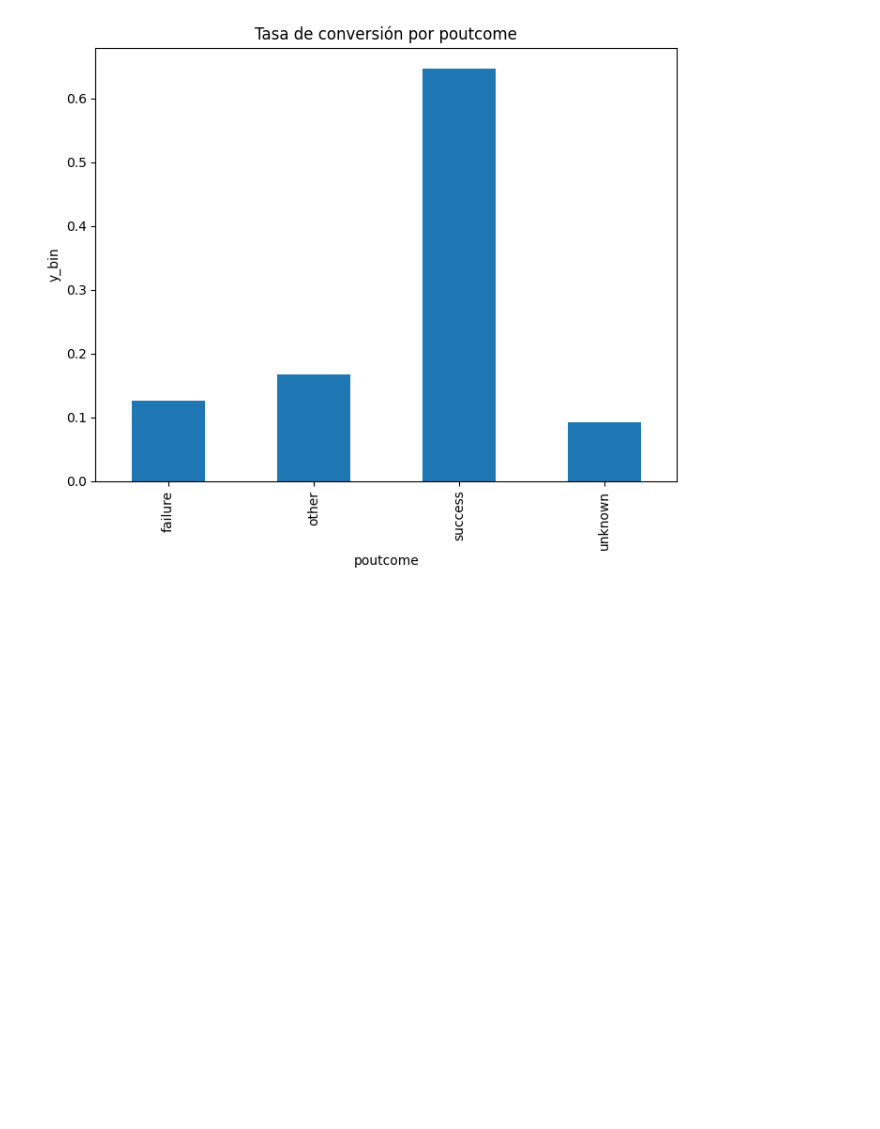
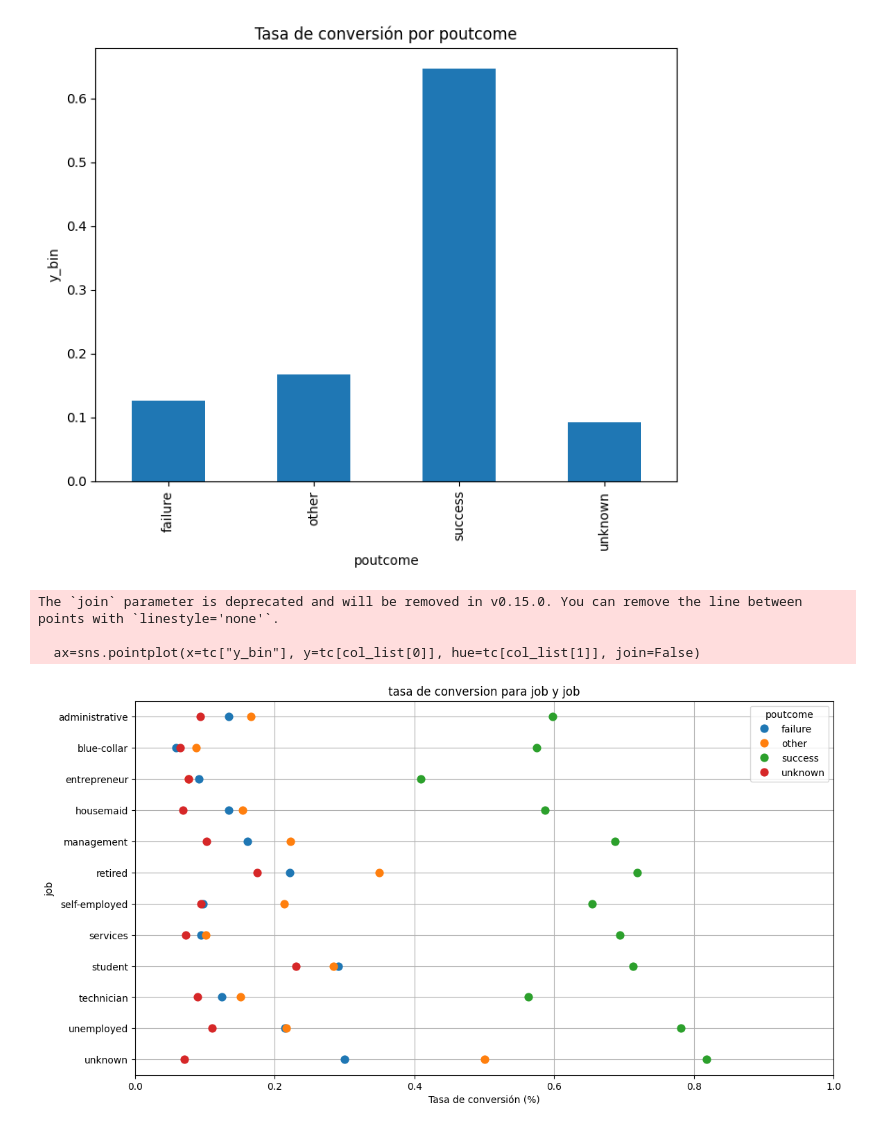
Before and after one commit to EDINSONFINTECH/explodata2, a Jupyter notebook: explodata.ipynb, the cells around one changed output. Cells and saved outputs as stored; diff of their text form; code cells hidden in the pictures; blank space fills up the shorter version.

```diff
--- a/explodata.ipynb
+++ b/explodata.ipynb
@@ -309,3 +309,25 @@ graf_tasa_conver("housing", "y_bin" , type ="bar")
 graf_tasa_conver("poutcome", "y_bin" , type ="bar")
 # %% [output]
 [figure]
+# %%
+#REALIAZAREMOS ANALISIS BIVARIADO
+# Vamos a definir la funcion que nos permita analisar dos variable simultaneas.
+# Tasa de CONVERSION para dos Columnas de Dataframe en Analisis.
+def graficar_tc_bivariada (col_list, orden=None):
+    tc = datos_banco.groupby(col_list)["y_bin"].mean().to_frame().reset_index()
+    # Graficas
+    plt.figure(figsize=(13,7))
+    ax=sns.pointplot(x=tc["y_bin"], y=tc[col_list[0]], hue=tc[col_list[1]], join=False)
+    ax.yaxis.grid(True)
+    ax.xaxis.grid(True)
+    plt.title(f"tasa de conversion para {col_list[0]} y {col_list[0]}")
+    plt.xlabel("Tasa de conversión (%)")
+    plt.xlim((0,1));
+# %%
+# Graficar  el par poutcome vs Job
+graficar_tc_bivariada(["job","poutcome"])
+# %% [output]
+The `join` parameter is deprecated and will be removed in v0.15.0. You can remove the line between points with `linestyle='none'`.
+
+  ax=sns.pointplot(x=tc["y_bin"], y=tc[col_list[0]], hue=tc[col_list[1]], join=False)
+[figure, added]
```
Also changed, not shown: parts of 6 cells of this notebook.
